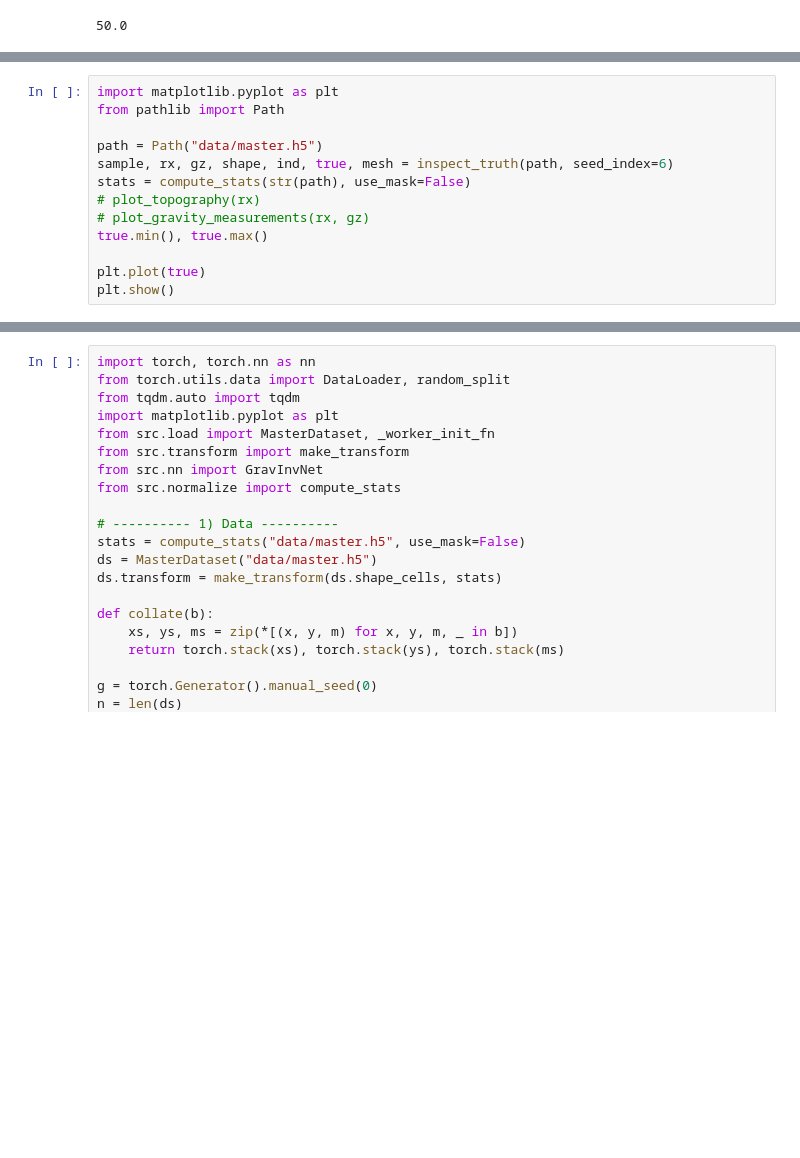
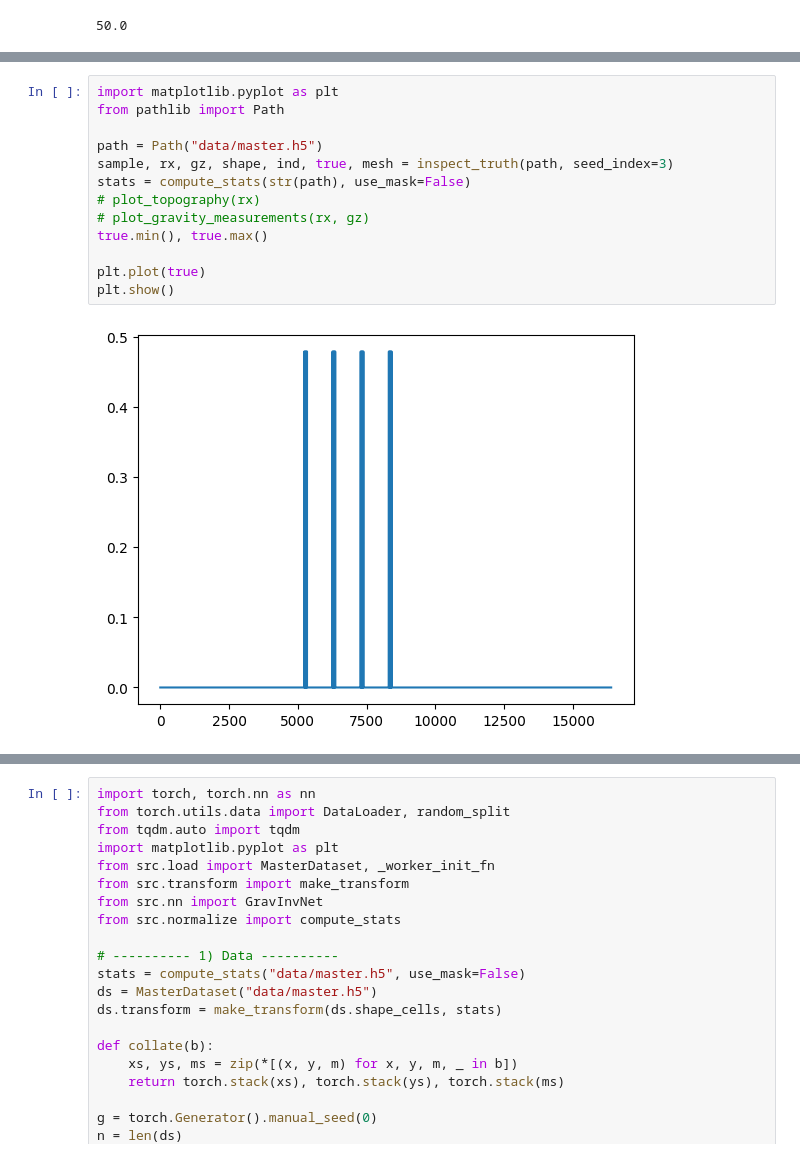
Before and after one commit to Exascale-Systems/geai, a Jupyter notebook: archive/debugger.ipynb, the cells around one changed output, grey strips where cells are left out. Drawn from its saved outputs; the diff is of its cells as text; blank space fills up the shorter version.

```diff
--- a/archive/debugger.ipynb
+++ b/archive/debugger.ipynb
@@ -488,16 +487,18 @@ False True
 # %%
 import matplotlib.pyplot as plt
 from pathlib import Path
 
 path = Path("data/master.h5")
-sample, rx, gz, shape, ind, true, mesh = inspect_truth(path, seed_index=6)
+sample, rx, gz, shape, ind, true, mesh = inspect_truth(path, seed_index=3)
 stats = compute_stats(str(path), use_mask=False)
 # plot_topography(rx)
 # plot_gravity_measurements(rx, gz)
 true.min(), true.max()
 
 plt.plot(true)
 plt.show()
+# %% [output]
+[figure, added]
 # %%
 import matplotlib.pyplot as plt
 
```
Also changed, not shown: parts of 2 cells of this notebook, 4 other files.
